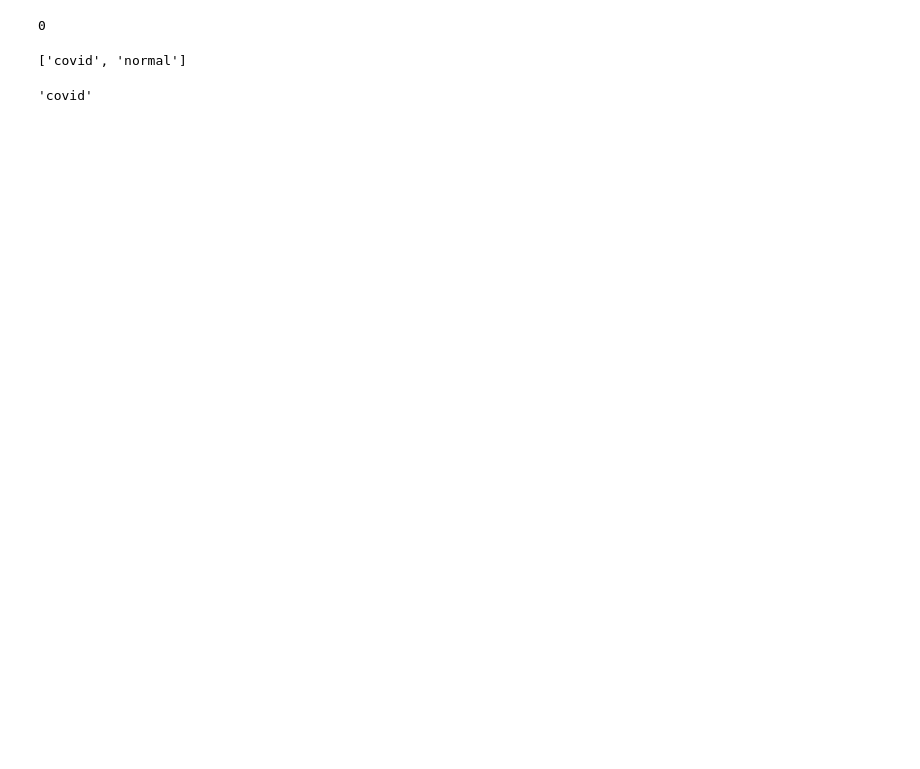
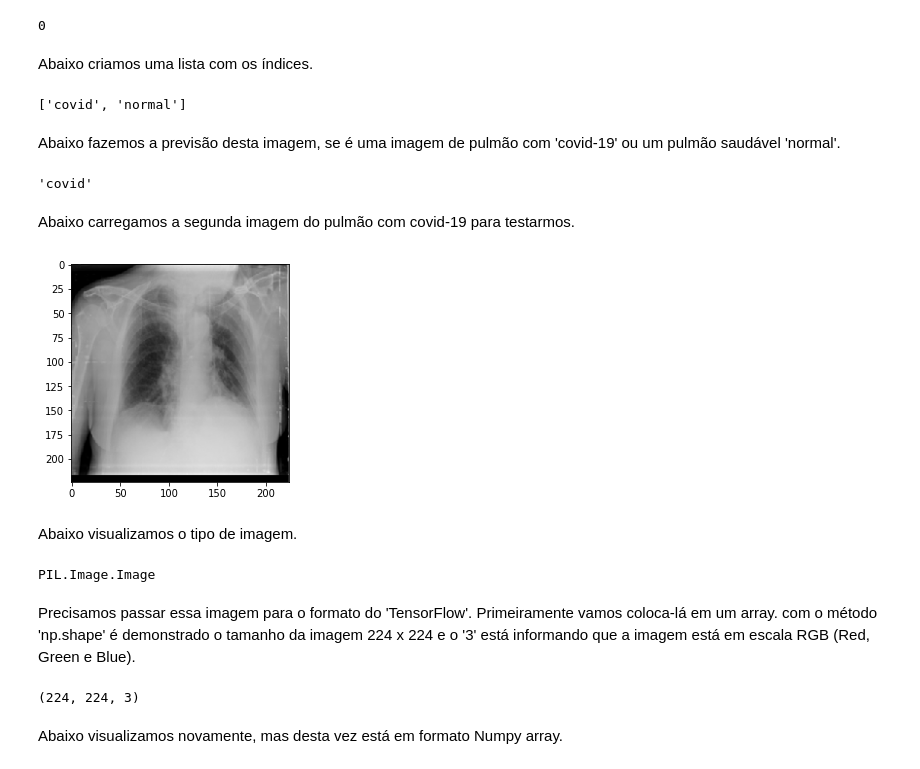
Before and after one commit to AmadeuAnjos/IniciacaoCientifica-Lung, a Jupyter notebook: COVID_19_Lung.ipynb, the cells around one changed output. Cells and saved outputs as stored; diff of their text form; code cells hidden in the pictures; blank space fills up the shorter version.

```diff
--- a/COVID_19_Lung.ipynb
+++ b/COVID_19_Lung.ipynb
@@ -475,12 +499,40 @@ array([1.000000e+00, 1.489747e-13], dtype=float32)
 np.argmax(predictions[0])
 # %% [output]
 0
+# %% [markdown]
+Abaixo criamos uma lista com os índices.
 # %%
 list(train_generator.class_indices)
 # %% [output]
 ['covid', 'normal']
+# %% [markdown]
+Abaixo fazemos a previsão desta imagem, se é uma imagem de pulmão com 'covid-19' ou um pulmão saudável 'normal'.
 # %%
 prediction = list(train_generator.class_indices)[np.argmax(predictions[0])]
 prediction
 # %% [output]
 'covid'
+# %% [markdown]
+Abaixo carregamos a segunda imagem do pulmão com covid-19 para testarmos.
+# %%
+image = tf.keras.preprocessing.image.load_img(r'/content/covid_dataset/covid/COVID-1009.png', target_size=(224,224))
+plt.imshow(image);
+# %% [output]
+[figure, added]
+# %% [markdown]
+Abaixo visualizamos o tipo de imagem.
+# %%
+type(image)
+# %% [output]
+PIL.Image.Image
+# %% [markdown]
+Precisamos passar essa imagem para o formato do 'TensorFlow'.
+Primeiramente vamos coloca-lá em um array.
+com o método 'np.shape' é demonstrado o tamanho da imagem 224 x 224 e o '3' está informando que a imagem está em escala RGB (Red, Green e Blue).
+# %%
+image = tf.keras.preprocessing.image.img_to_array(image)
+np.shape(image)
+# %% [output]
+(224, 224, 3)
+# %% [markdown]
+Abaixo visualizamos novamente, mas desta vez está em formato Numpy array.
```
Also changed, not shown: parts of 101 cells of this notebook.
